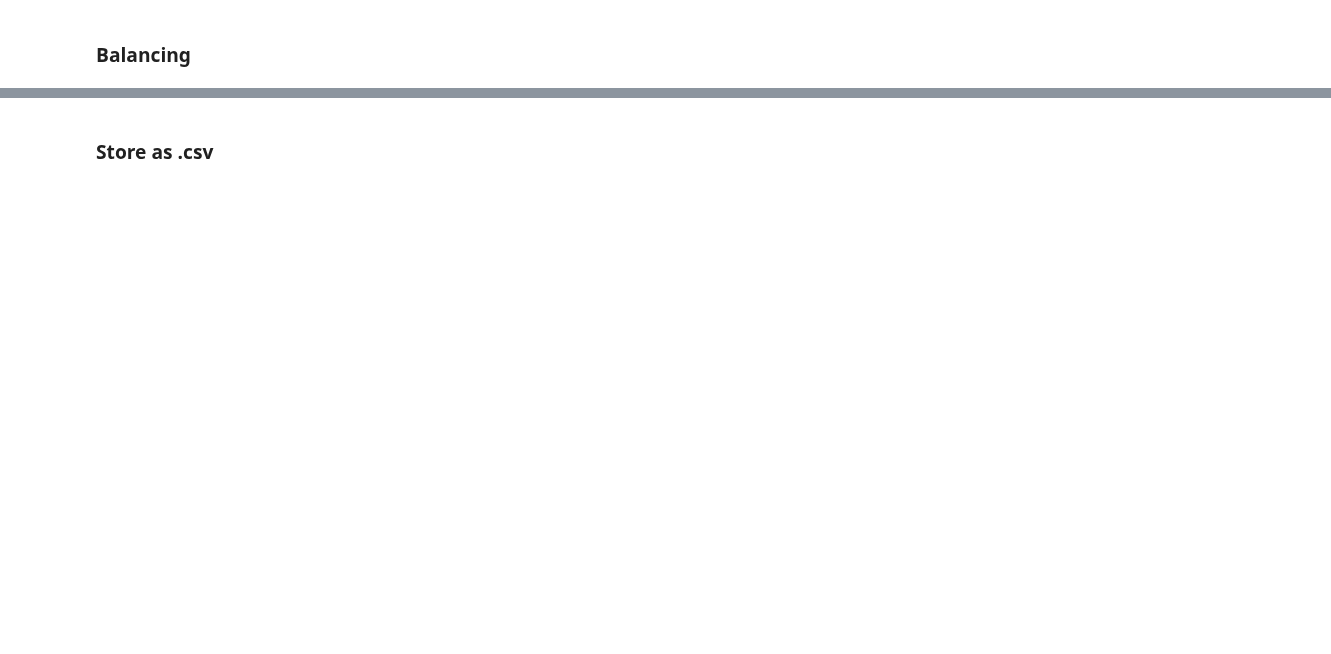
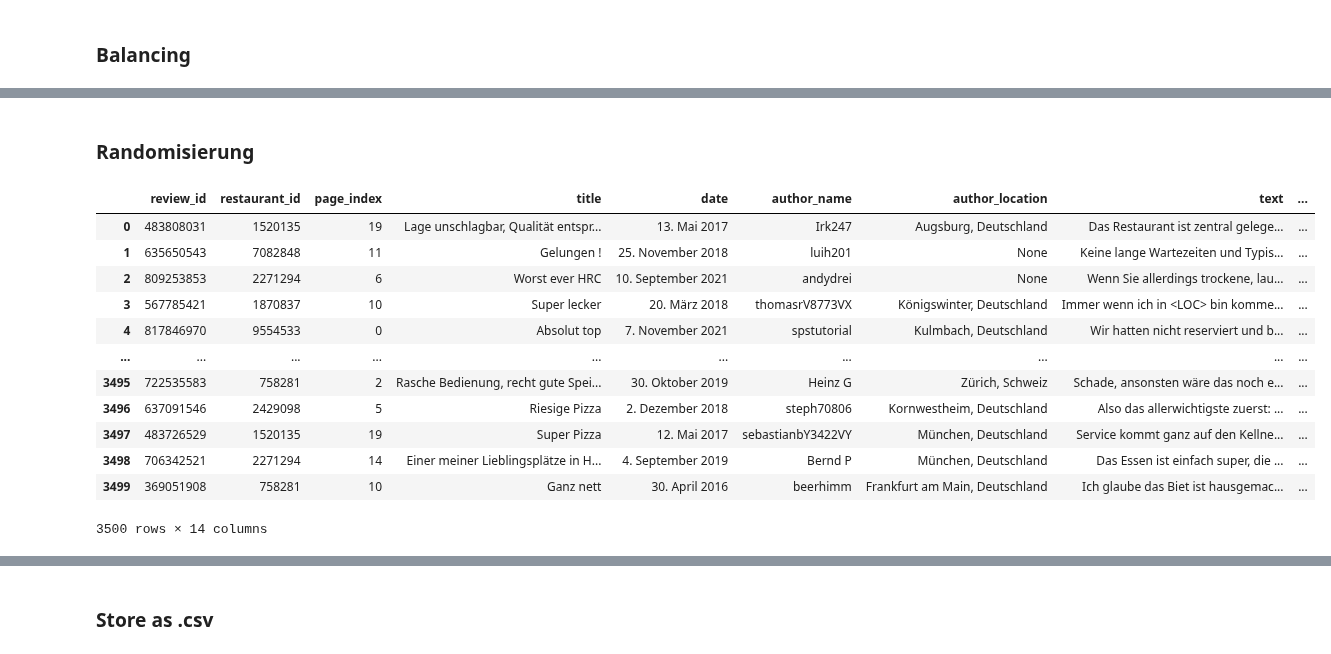
Before and after one commit to NilsHellwig/exploring-absa-llm-augmentation, a Jupyter notebook: 01 dataset creation/03_filter_reviews.ipynb, the cells around one changed output, grey strips where cells are left out. Drawn from its saved outputs; the diff is of its cells as text; code cells hidden in the pictures; blank space fills up the shorter version.

```diff
--- a/01 dataset creation/03_filter_reviews.ipynb
+++ b/01 dataset creation/03_filter_reviews.ipynb
@@ -223,0 +155,20 @@ grouped
+# %% [markdown]
+### Randomisierung
+# %%
+df_balanced_reviews_sentences = df_balanced_reviews_sentences.sample(frac=1, random_state=RANDOM_STATE)  # 'frac=1' mischt den gesamten DataFrame
+df_balanced_reviews_sentences.reset_index(drop=True, inplace=True)
+df_balanced_reviews_sentences
+# %% [output]
+|  | review_id | restaurant_id | page_index | title | date | author_name | author_location | text | ... |
+| 0 | 483808031 | 1520135 | 19 | Lage unschlagbar, Qualität entspr... | 13. Mai 2017 | Irk247 | Augsburg, Deutschland | Das Restaurant ist zentral gelege... | ... |
+| 1 | 635650543 | 7082848 | 11 | Gelungen ! | 25. November 2018 | luih201 | None | Keine lange Wartezeiten und Typis... | ... |
+| 2 | 809253853 | 2271294 | 6 | Worst ever HRC | 10. September 2021 | andydrei | None | Wenn Sie allerdings trockene, lau... | ... |
+| 3 | 567785421 | 1870837 | 10 | Super lecker | 20. März 2018 | thomasrV8773VX | Königswinter, Deutschland | Immer wenn ich in <LOC> bin komme... | ... |
+| 4 | 817846970 | 9554533 | 0 | Absolut top | 7. November 2021 | spstutorial | Kulmbach, Deutschland | Wir hatten nicht reserviert und b... | ... |
+| ... | ... | ... | ... | ... | ... | ... | ... | ... | ... |
+| 3495 | 722535583 | 758281 | 2 | Rasche Bedienung, recht gute Spei... | 30. Oktober 2019 | Heinz G | Zürich, Schweiz | Schade, ansonsten wäre das noch e... | ... |
+| 3496 | 637091546 | 2429098 | 5 | Riesige Pizza | 2. Dezember 2018 | steph70806 | Kornwestheim, Deutschland | Also das allerwichtigste zuerst: ... | ... |
+| 3497 | 483726529 | 1520135 | 19 | Super Pizza | 12. Mai 2017 | sebastianbY3422VY | München, Deutschland | Service kommt ganz auf den Kellne... | ... |
+| 3498 | 706342521 | 2271294 | 14 | Einer meiner Lieblingsplätze in H... | 4. September 2019 | Bernd P | München, Deutschland | Das Essen ist einfach super, die ... | ... |
+| 3499 | 369051908 | 758281 | 10 | Ganz nett | 30. April 2016 | beerhimm | Frankfurt am Main, Deutschland | Ich glaube das Biet ist hausgemac... | ... |
+3500 rows × 14 columns
```
Also changed, not shown: parts of 13 cells of this notebook, 1 other file.
